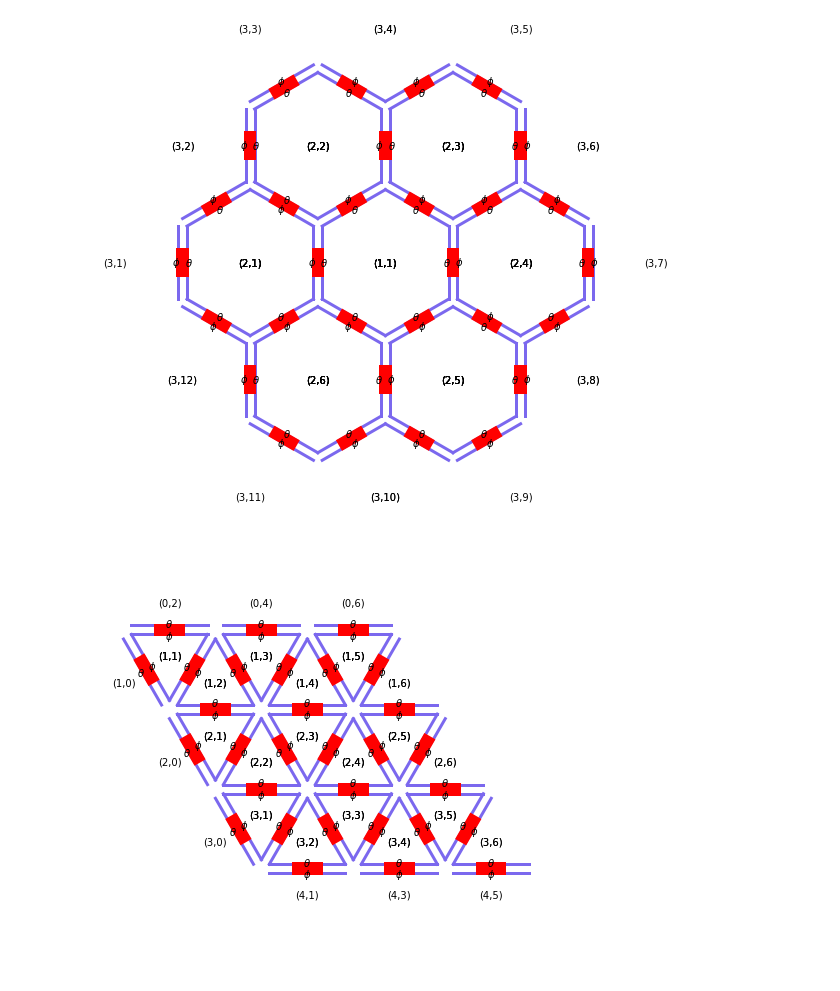
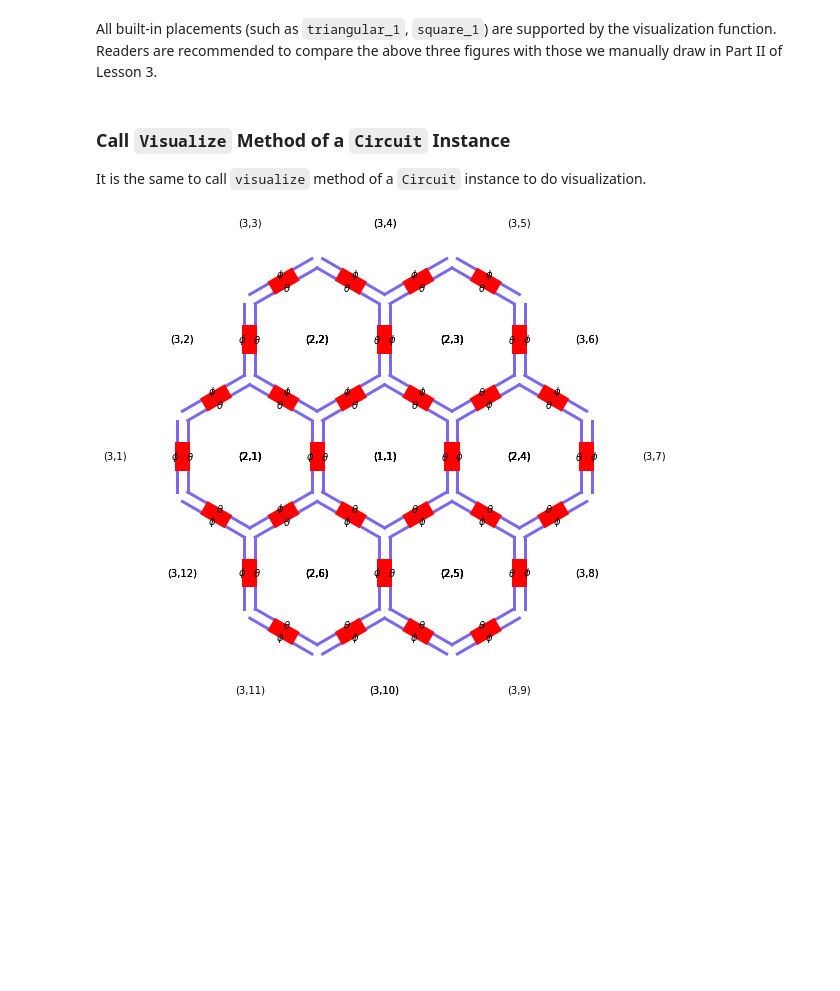
Before and after one commit to zhengqigao/spode, a Jupyter notebook: tutorials/lesson4_visualization/main.ipynb, the cells around one changed output. Drawn from its saved outputs; the diff is of its cells as text; code cells hidden in the pictures; blank space fills up the shorter version.

````diff
--- a/tutorials/lesson4_visualization/main.ipynb
+++ b/tutorials/lesson4_visualization/main.ipynb
@@ -14,12 +48,18 @@ visualize(circuit_element, 'square_1', line2d_property={}, polygon_property={},
-# %%
-circuit_element = generate('hexagonal_1', [2], init_dict={'theta': 0, 'phi': 0.5 * np.pi})
-visualize(circuit_element, 'hexagonal_1', line2d_property={}, polygon_property={},
-              annotate=['all_cell', 'all_ps_symbol'])
-# %% [output]
-[figure, removed]
-# %%
-circuit_element = generate('triangular_1', [3, 5], init_dict={'theta': 0, 'phi': 0.5 * np.pi})
-visualize(circuit_element, 'triangular_1', line2d_property={}, polygon_property={},
-              annotate=['all_cell', 'all_ps_symbol'], text_property={})
-# %% [output]
-[figure, removed]
+# %% [markdown]
+All built-in placements (such as ```triangular_1```, ```square_1```) are supported by the visualization function. Readers are recommended to compare the above three figures with those we manually draw in Part II of Lesson 3.
+# %% [markdown]
+### Call ```Visualize``` Method of a ```Circuit``` Instance
+
+It is the same to call ```visualize``` method of a ```Circuit``` instance to do visualization.
+# %%
+circuit = Circuit(circuit_element=generate('hexagonal_1', [2], init_dict={}),
+                  mode_info={},
+                  omega=np.array([]),
+                  srce_node={},
+                  prob_node=[],
+                  deri_node=[],
+                  deri_vari=[])
+circuit.visualize('hexagonal_1', line2d_property={}, polygon_property={}, annotate=['all_cell', 'all_ps_symbol'])
+# the parameters of circuit.visualize() are identical to visualize(), except that 'circuit_element' is not needed.
+# %% [output]
+[figure, added]
````
Also changed, not shown: parts of 19 cells of this notebook, 14 other files.
